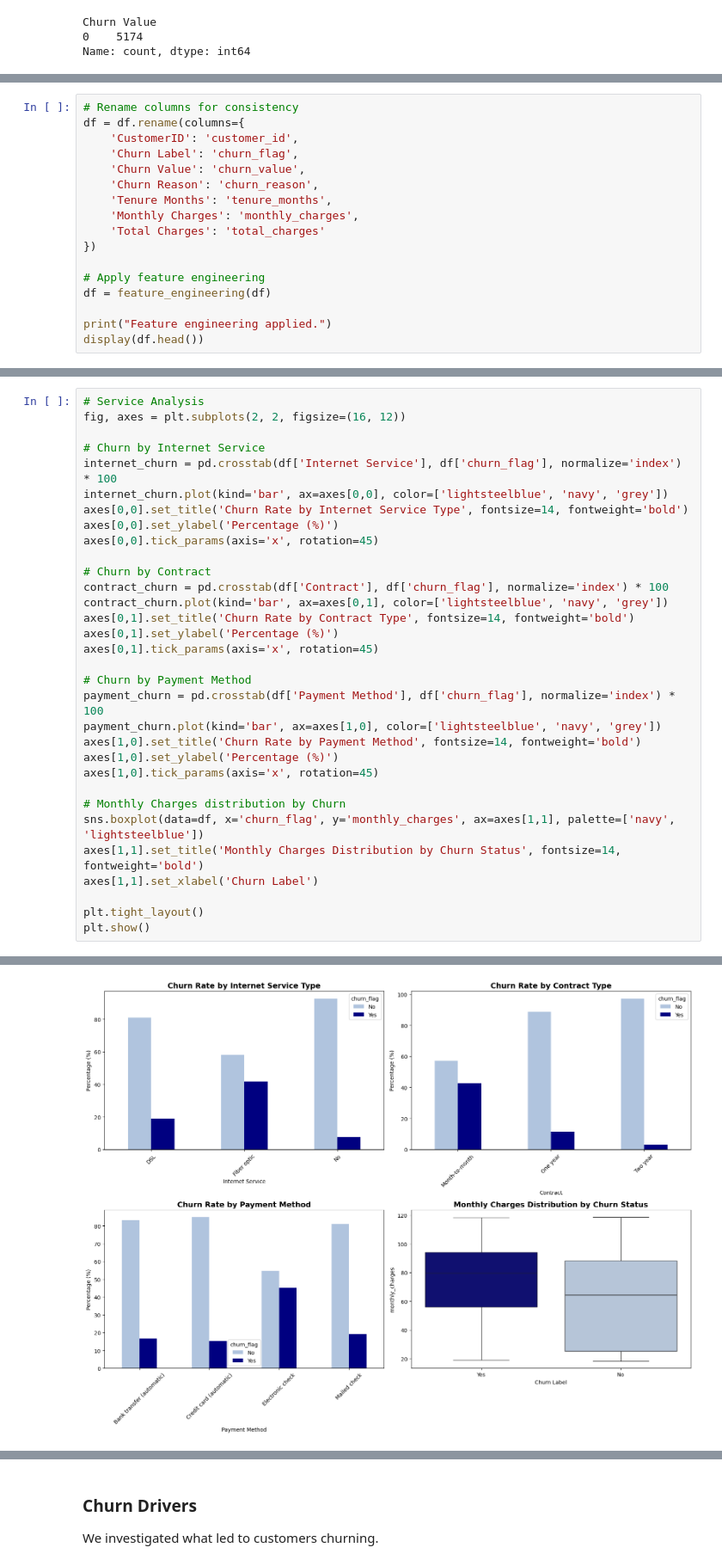
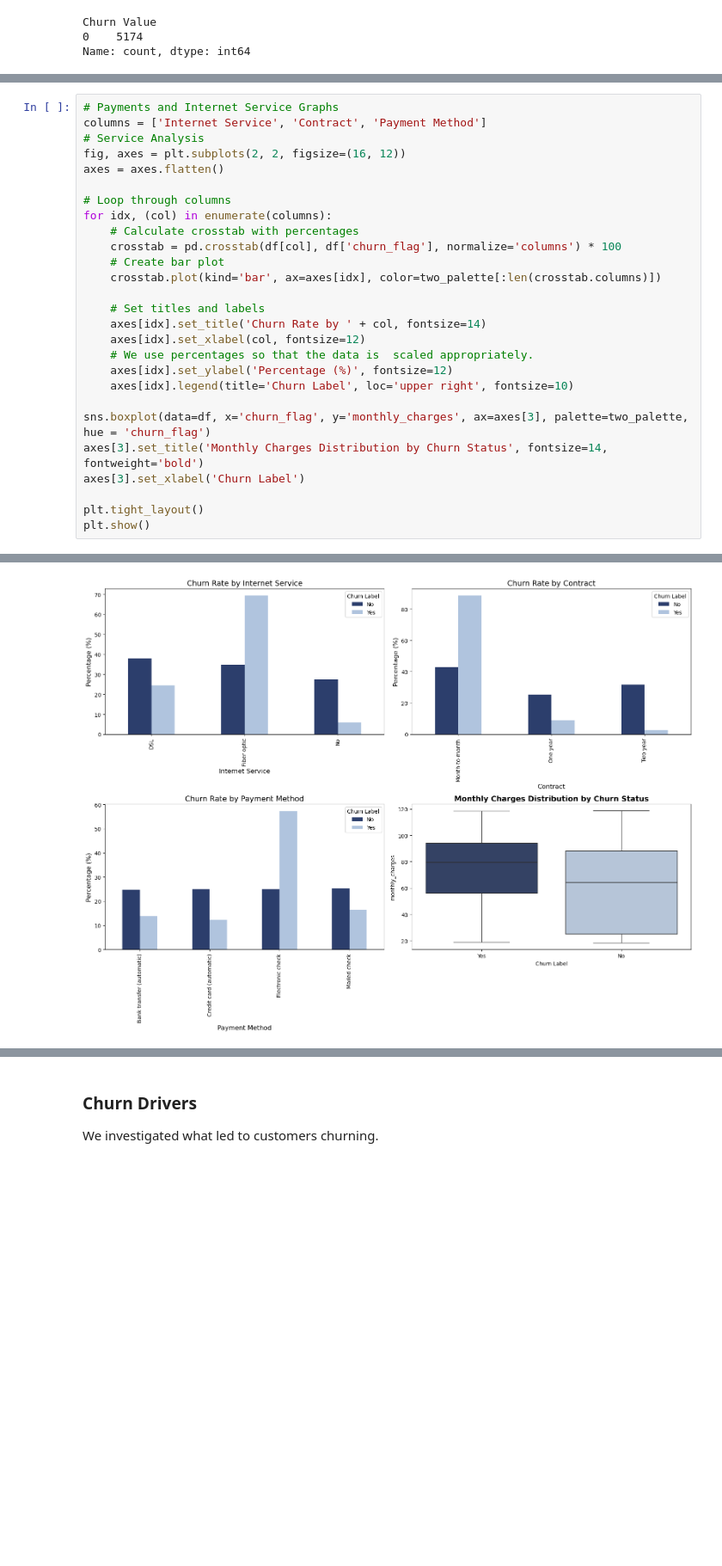
Before and after one commit to kirilvino/Swan-Project-Team-7, a Jupyter notebook: SwanMaster.ipynb, the cells around one changed output, grey strips where cells are left out. Shown: that part at 86% size. Drawn from its saved outputs; the diff is of its cells as text; blank space fills up the shorter version.

```diff
--- a/SwanMaster.ipynb
+++ b/SwanMaster.ipynb
@@ -91,17 +71,0 @@ def feature_engineering(df):
-# %%
-# Rename columns for consistency
-df = df.rename(columns={
-    'CustomerID': 'customer_id',
-    'Churn Label': 'churn_flag',
-    'Churn Value': 'churn_value',
-    'Churn Reason': 'churn_reason',
-    'Tenure Months': 'tenure_months',
-    'Monthly Charges': 'monthly_charges',
-    'Total Charges': 'total_charges'
-})
-
-# Apply feature engineering
-df = feature_engineering(df)
-
-print("Feature engineering applied.")
-display(df.head())
@@ -153,32 +96,27 @@ plt.show()
 # %%
+# Payments and Internet Service Graphs
+columns = ['Internet Service', 'Contract', 'Payment Method']
 # Service Analysis
 fig, axes = plt.subplots(2, 2, figsize=(16, 12))
+axes = axes.flatten()
 
-# Churn by Internet Service
-internet_churn = pd.crosstab(df['Internet Service'], df['churn_flag'], normalize='index') * 100
-internet_churn.plot(kind='bar', ax=axes[0,0], color=['lightsteelblue', 'navy', 'grey'])
-axes[0,0].set_title('Churn Rate by Internet Service Type', fontsize=14, fontweight='bold')
-axes[0,0].set_ylabel('Percentage (%)')
-axes[0,0].tick_params(axis='x', rotation=45)
+# Loop through columns
+for idx, (col) in enumerate(columns):
+    # Calculate crosstab with percentages
+    crosstab = pd.crosstab(df[col], df['churn_flag'], normalize='columns') * 100
+    # Create bar plot
+    crosstab.plot(kind='bar', ax=axes[idx], color=two_palette[:len(crosstab.columns)])
 
-# Churn by Contract
-contract_churn = pd.crosstab(df['Contract'], df['churn_flag'], normalize='index') * 100
-contract_churn.plot(kind='bar', ax=axes[0,1], color=['lightsteelblue', 'navy', 'grey'])
-axes[0,1].set_title('Churn Rate by Contract Type', fontsize=14, fontweight='bold')
-axes[0,1].set_ylabel('Percentage (%)')
-axes[0,1].tick_params(axis='x', rotation=45)
+    # Set titles and labels
+    axes[idx].set_title('Churn Rate by ' + col, fontsize=14)
+    axes[idx].set_xlabel(col, fontsize=12)
+    # We use percentages so that the data is  scaled appropriately.
+    axes[idx].set_ylabel('Percentage (%)', fontsize=12)
+    axes[idx].legend(title='Churn Label', loc='upper right', fontsize=10)
 
-# Churn by Payment Method
-payment_churn = pd.crosstab(df['Payment Method'], df['churn_flag'], normalize='index') * 100
-payment_churn.plot(kind='bar', ax=axes[1,0], color=['lightsteelblue', 'navy', 'grey'])
-axes[1,0].set_title('Churn Rate by Payment Method', fontsize=14, fontweight='bold')
-axes[1,0].set_ylabel('Percentage (%)')
-axes[1,0].tick_params(axis='x', rotation=45)
-
-# Monthly Charges distribution by Churn
-sns.boxplot(data=df, x='churn_flag', y='monthly_charges', ax=axes[1,1], palette=['navy', 'lightsteelblue'])
-axes[1,1].set_title('Monthly Charges Distribution by Churn Status', fontsize=14, fontweight='bold')
-axes[1,1].set_xlabel('Churn Label')
+sns.boxplot(data=df, x='churn_flag', y='monthly_charges', ax=axes[3], palette=two_palette, hue = 'churn_flag')
+axes[3].set_title('Monthly Charges Distribution by Churn Status', fontsize=14, fontweight='bold')
+axes[3].set_xlabel('Churn Label')
 
 plt.tight_layout()
 plt.show()
@@ -189 +124 @@ Passing `palette` without assigning `hue` is deprecated and will be removed in v
-[figure, old version]
+[figure, new version]
```
Also changed, not shown: parts of 16 cells of this notebook, 2 other files.
